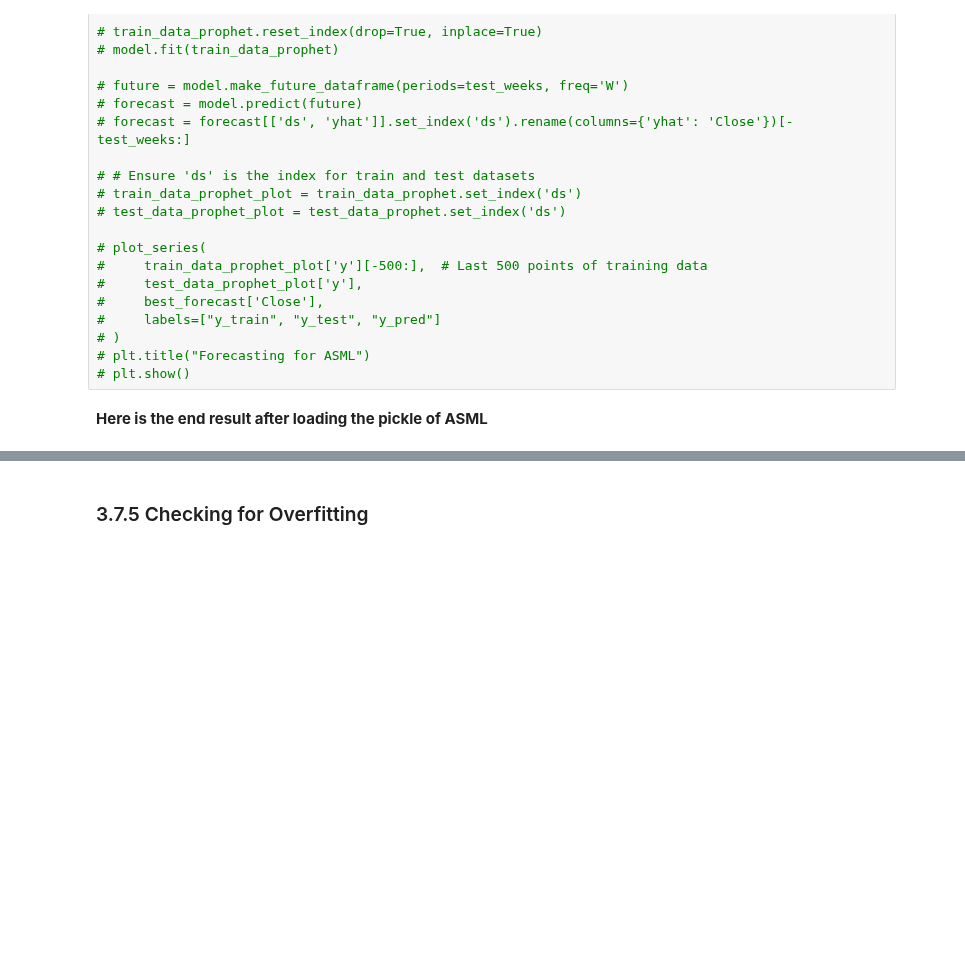
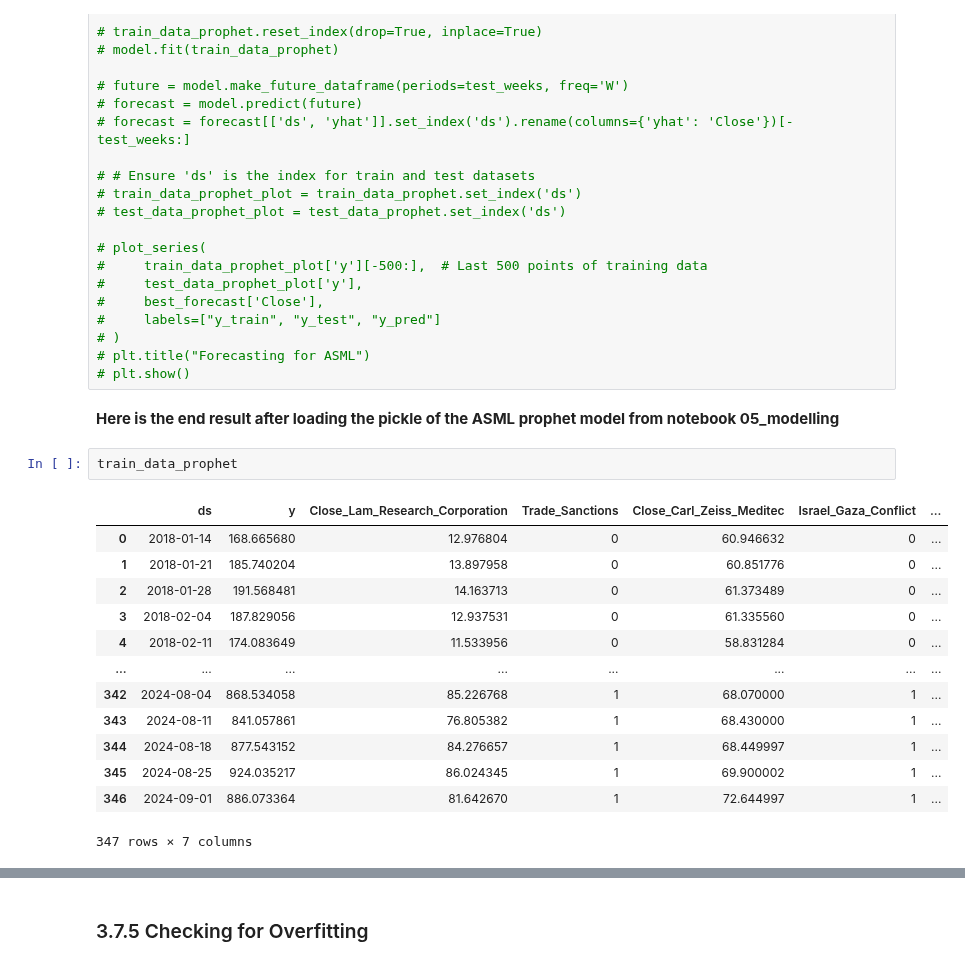
Before and after one commit to mbarriola96/stock_prices_forecasting, a Jupyter notebook: 00_primary_notebook.ipynb, the cells around one changed output, grey strips where cells are left out. Cells and saved outputs as stored; diff of their text form; blank space fills up the shorter version.

Commit message:
working on notebook 05

```diff
--- a/00_primary_notebook.ipynb
+++ b/00_primary_notebook.ipynb
@@ -2511,5 +2510,21 @@ Now let's run a specific param_grid for ASML
 # plt.title("Forecasting for ASML")
 # plt.show()
 # %% [markdown]
-**Here is the end result after loading the pickle of ASML**
+**Here is the end result after loading the pickle of the ASML prophet model from notebook 05_modelling**
+# %%
+train_data_prophet
+# %% [output]
+|  | ds | y | Close_Lam_Research_Corporation | Trade_Sanctions | Close_Carl_Zeiss_Meditec | Israel_Gaza_Conflict | ... |
+| 0 | 2018-01-14 | 168.665680 | 12.976804 | 0 | 60.946632 | 0 | ... |
+| 1 | 2018-01-21 | 185.740204 | 13.897958 | 0 | 60.851776 | 0 | ... |
+| 2 | 2018-01-28 | 191.568481 | 14.163713 | 0 | 61.373489 | 0 | ... |
+| 3 | 2018-02-04 | 187.829056 | 12.937531 | 0 | 61.335560 | 0 | ... |
+| 4 | 2018-02-11 | 174.083649 | 11.533956 | 0 | 58.831284 | 0 | ... |
+| ... | ... | ... | ... | ... | ... | ... | ... |
+| 342 | 2024-08-04 | 868.534058 | 85.226768 | 1 | 68.070000 | 1 | ... |
+| 343 | 2024-08-11 | 841.057861 | 76.805382 | 1 | 68.430000 | 1 | ... |
+| 344 | 2024-08-18 | 877.543152 | 84.276657 | 1 | 68.449997 | 1 | ... |
+| 345 | 2024-08-25 | 924.035217 | 86.024345 | 1 | 69.900002 | 1 | ... |
+| 346 | 2024-09-01 | 886.073364 | 81.642670 | 1 | 72.644997 | 1 | ... |
+347 rows × 7 columns
 # %%
```
Also changed, not shown: parts of 36 cells of this notebook, 1 other file.
